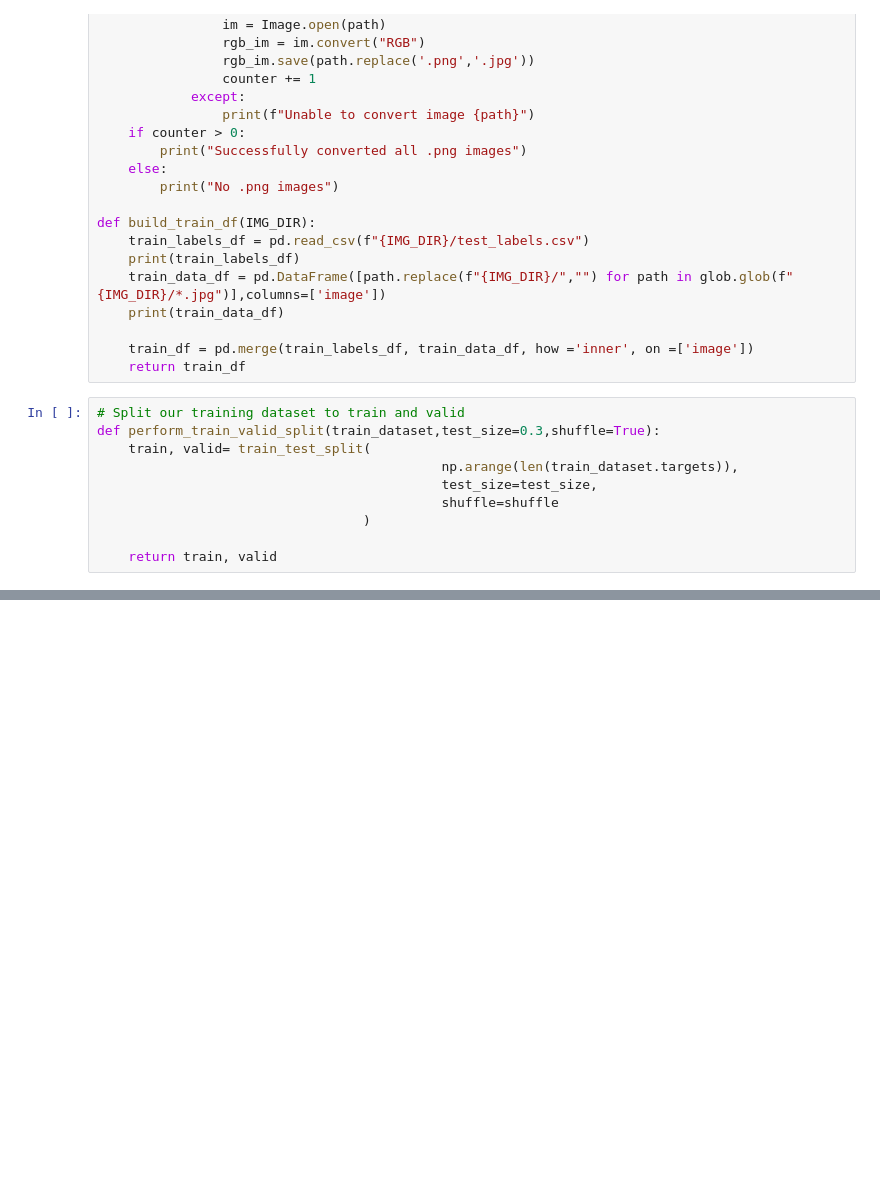
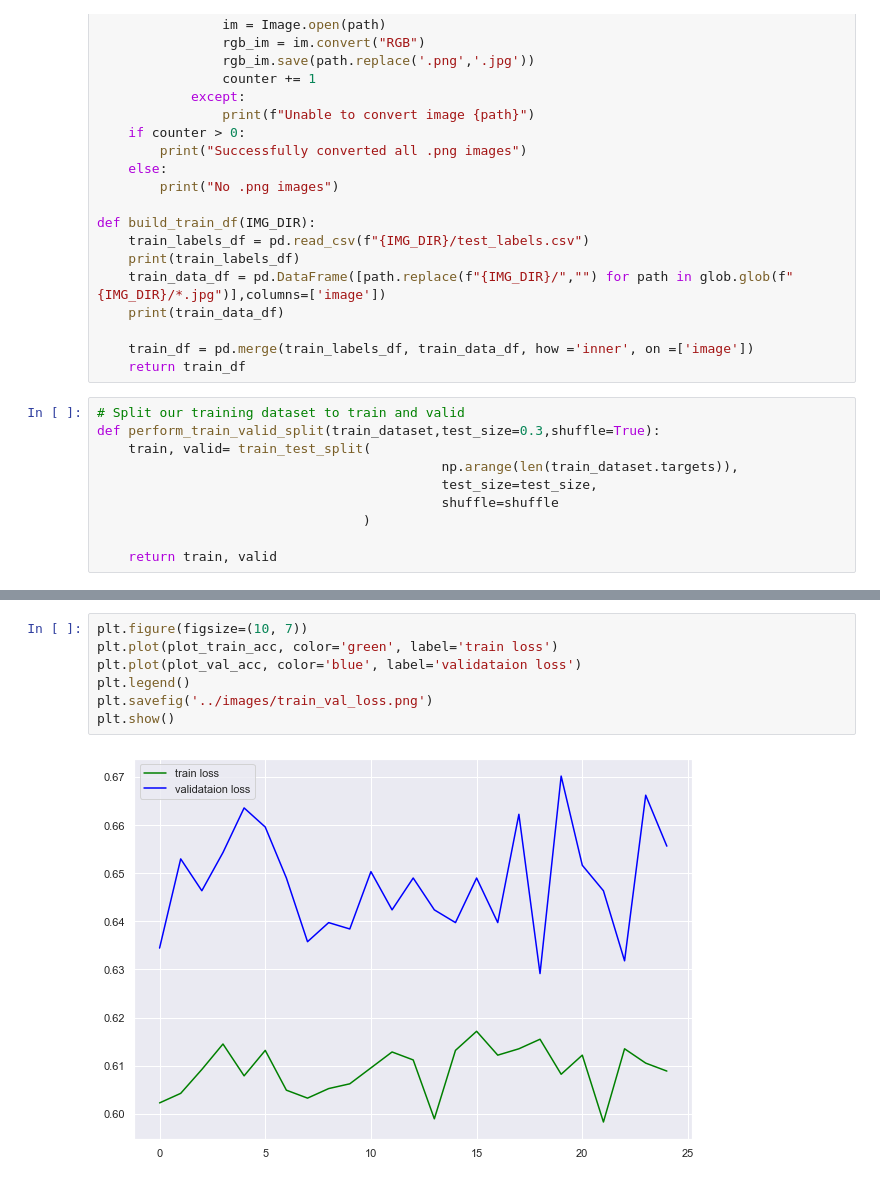
Before and after one commit to hngyilim/fish_are_mans_friend, a Jupyter notebook: notebooks/model_training.ipynb, the cells around one changed output, grey strips where cells are left out. Cells and saved outputs as stored; diff of their text form; blank space fills up the shorter version.

```diff
--- a/notebooks/model_training.ipynb
+++ b/notebooks/model_training.ipynb
@@ -244,0 +312,9 @@ Epoch 0/99
+# %%
+plt.figure(figsize=(10, 7))
+plt.plot(plot_train_acc, color='green', label='train loss')
+plt.plot(plot_val_acc, color='blue', label='validataion loss')
+plt.legend()
+plt.savefig('../images/train_val_loss.png')
+plt.show()
+# %% [output]
+[figure, added]
```
Also changed, not shown: parts of 12 cells of this notebook, 3 other files.
